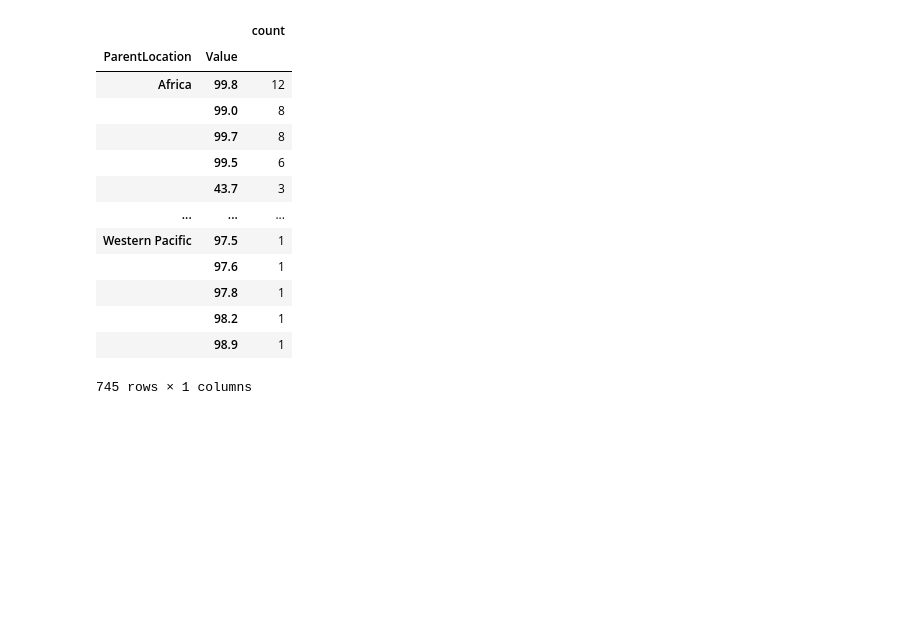
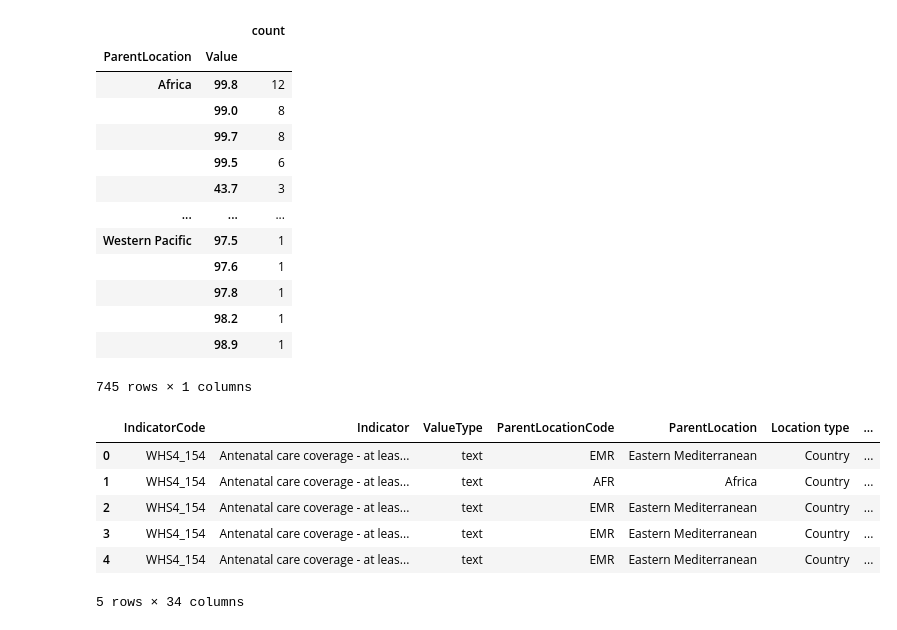
Before and after one commit to laurar9889/Project_3_Team_1, a Jupyter notebook: main.ipynb, the cells around one changed output. Saved outputs shown, nothing was run; the diff lists cells and outputs as text; code cells hidden in the pictures; blank space fills up the shorter version.

Commit message:
Assignemnt: Add uncleaned antenatal care coverage df

```diff
--- a/main.ipynb
+++ b/main.ipynb
@@ -254,3 +504,19 @@ pd.DataFrame(parent_location)
 |  | 98.2 | 1 |
 |  | 98.9 | 1 |
 745 rows × 1 columns
+# %%
+#IW# Read the CSV into a Pandas DataFrame
+csvpath = Path('.', 'Resources', 'antenatal-care-coverage.csv')
+#IW# Read the CSV into a Pandas DataFrame
+care_coverage_df = pd.read_csv(csvpath, low_memory=False)
+
+# Print the first rows of data to the screen
+care_coverage_df.head()
+# %% [output]
+|  | IndicatorCode | Indicator | ValueType | ParentLocationCode | ParentLocation | Location type | ... |
+| 0 | WHS4_154 | Antenatal care coverage - at leas... | text | EMR | Eastern Mediterranean | Country | ... |
+| 1 | WHS4_154 | Antenatal care coverage - at leas... | text | AFR | Africa | Country | ... |
+| 2 | WHS4_154 | Antenatal care coverage - at leas... | text | EMR | Eastern Mediterranean | Country | ... |
+| 3 | WHS4_154 | Antenatal care coverage - at leas... | text | EMR | Eastern Mediterranean | Country | ... |
+| 4 | WHS4_154 | Antenatal care coverage - at leas... | text | EMR | Eastern Mediterranean | Country | ... |
+5 rows × 34 columns
```
Also changed, not shown: parts of 29 cells of this notebook.
